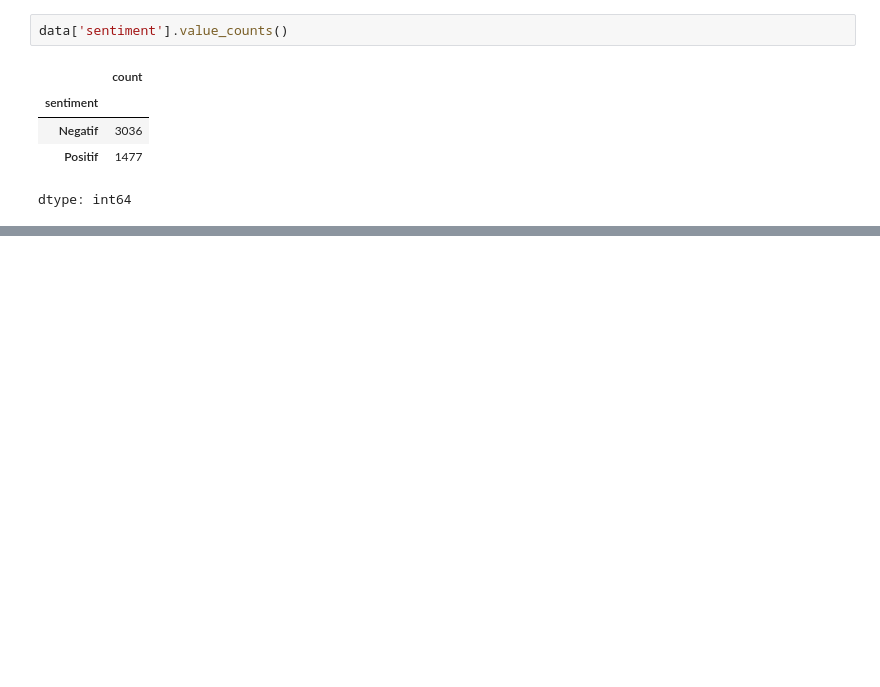
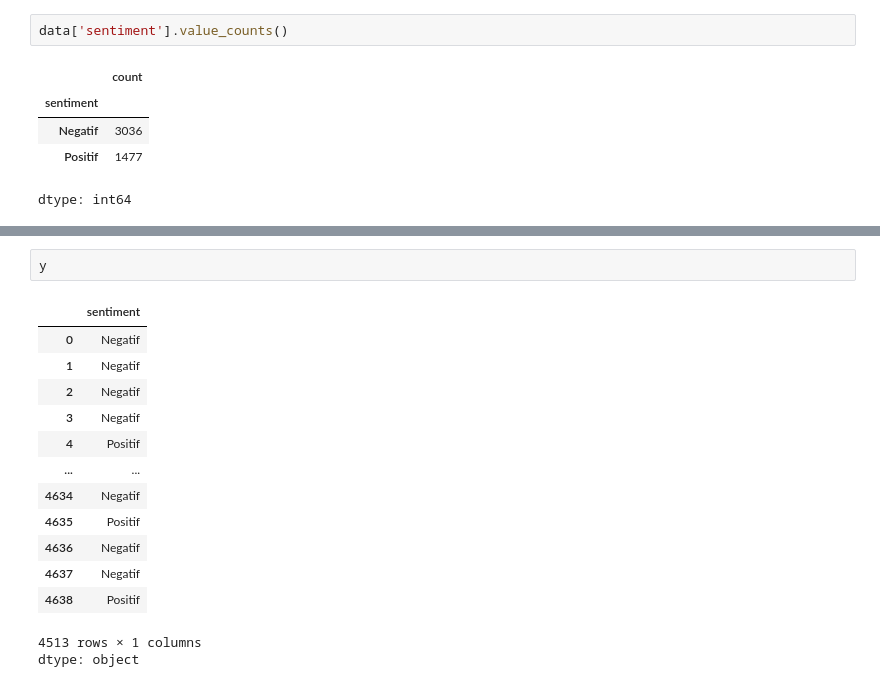
Before and after one commit to Spyrx4/analisis_sentimen_merahputih_oneforall, a Jupyter notebook: notebook/Proses_data_new.ipynb, the cells around one changed output, grey strips where cells are left out. Saved outputs shown, nothing was run; the diff lists cells and outputs as text; blank space fills up the shorter version.

```diff
--- a/notebook/Proses_data_new.ipynb
+++ b/notebook/Proses_data_new.ipynb
@@ -605,0 +640,17 @@ dtype: int64
+# %%
+y
+# %% [output]
+|  | sentiment |
+| 0 | Negatif |
+| 1 | Negatif |
+| 2 | Negatif |
+| 3 | Negatif |
+| 4 | Positif |
+| ... | ... |
+| 4634 | Negatif |
+| 4635 | Positif |
+| 4636 | Negatif |
+| 4637 | Negatif |
+| 4638 | Positif |
+4513 rows × 1 columns
+dtype: object
```
Also changed, not shown: parts of 43 cells of this notebook.
